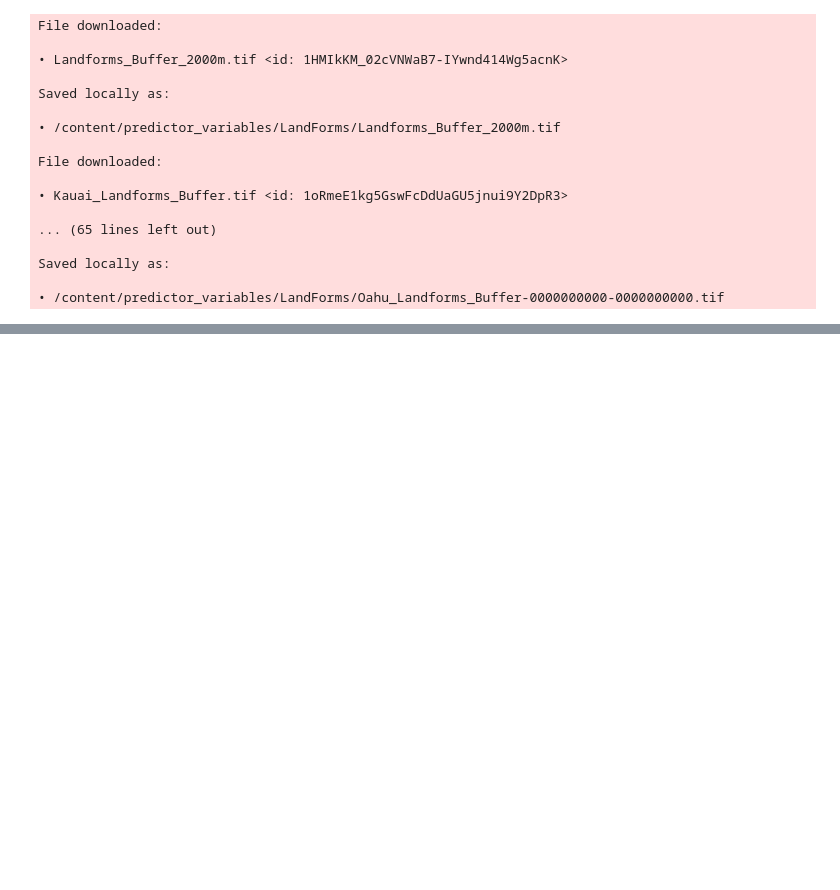
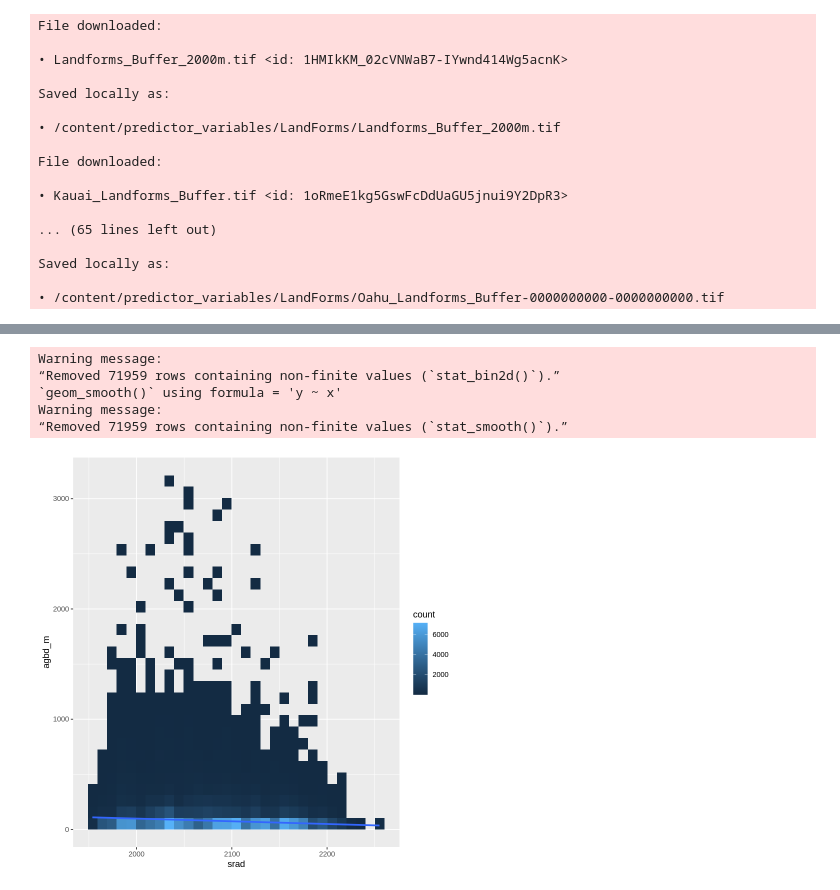
Before and after one commit to seismosmsr/hawaii_soils, a Jupyter notebook: Hawaii_Soils_Process_and_Intersect.ipynb, the cells around one changed output, grey strips where cells are left out. Cells and saved outputs as stored; diff of their text form; code cells hidden in the pictures; blank space fills up the shorter version.

```diff
--- a/Hawaii_Soils_Process_and_Intersect.ipynb
+++ b/Hawaii_Soils_Process_and_Intersect.ipynb
@@ -342,0 +487,6 @@ grid_dt[grid_int_unique] %>% st_as_sf %>% st_write('grid_dt.gpkg',delete_dsn = T
+# %%
+# gedi_sf$l4_quality_flag %>% table
+# gedi_dt <-gedi_sf %>% data.table
+gedi_dt <- gedi_dt[l4_quality_flag == 1]
+# %%
+gedi_int_dt <- gedi_dt$geom %>% st_intersects(example_poly,.)
@@ -342,0 +495,5 @@ grid_dt[grid_int_unique] %>% st_as_sf %>% st_write('grid_dt.gpkg',delete_dsn = T
+# %%
+gedi_summary_dt <- gedi_int_dt %>% lapply(function(x){
+  sub_gedi_dt <- gedi_dt[x,]
+  sub_gedi_dt[,list(agbd_m = mean(agbd,na.rm=T),agbd_sd = sd(agbd,na.rm=T),agbd_n = length(agbd))]
+}) %>% rbindlist()
@@ -343,5 +504,5 @@ grid_dt[grid_int_unique] %>% st_as_sf %>% st_write('grid_dt.gpkg',delete_dsn = T
 # %%
-  rf_dt <- data.table(example_poly,cover_dt,elevation_dt,landform_dt,tpi_dt,climate_dt)
+  rf_dt <- data.table(example_poly,cover_dt,elevation_dt,landform_dt,tpi_dt,climate_dt,gedi_summary_dt)
 # %%
   rf_dt$geom <- grid_dt[grid_int_unique]$geom
 # %%
@@ -349,3 +530,17 @@ rf_dt %>% st_as_sf %>% st_write('250_summary_grid_dt.gpkg')
+# %%
+rf_dt %>%
+  ggplot(aes(x=srad,y=agbd_m)) +
+  # xlim(0,500)+
+
+  geom_bin2d() +
+    geom_smooth(method='lm')
+# %% [output]
+Warning message:
+“Removed 71959 rows containing non-finite values (`stat_bin2d()`).”
+`geom_smooth()` using formula = 'y ~ x'
+Warning message:
+“Removed 71959 rows containing non-finite values (`stat_smooth()`).”
+[figure, added]
 # %%
 # https://drive.google.com/drive/folders/1uVZCzCb5gRE8wfZckspRuKz1TQd5LpeM?usp=drive_link
 drive_upload("/content/250_summary_grid_dt.gpkg", path = as_id("1uVZCzCb5gRE8wfZckspRuKz1TQd5LpeM"))
```
Also changed, not shown: parts of 53 cells of this notebook.
